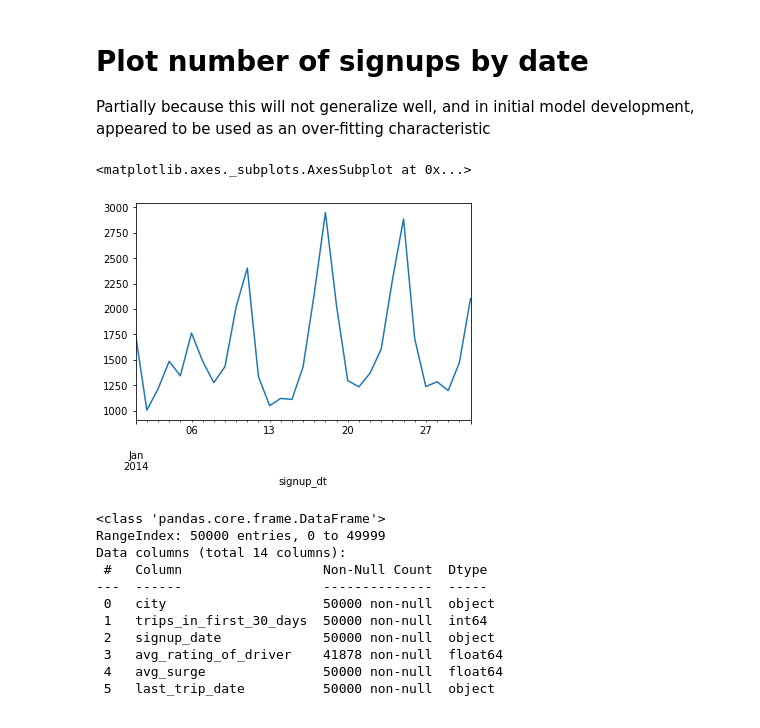
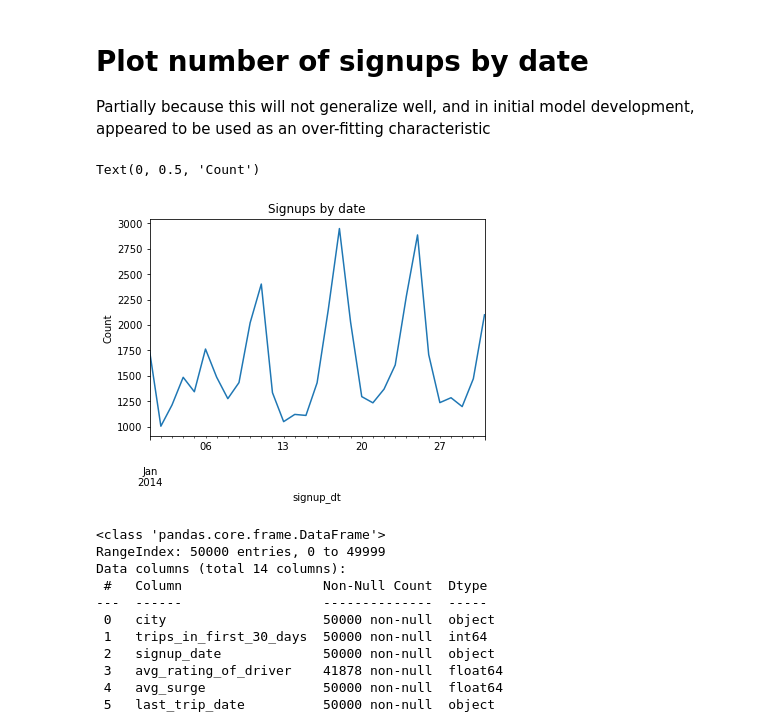
Before and after one commit to rosez/Springboard, a Jupyter notebook: MiniProjects/TakeHomeChallenge1/ultimatePart3EDA.ipynb, the cells around one changed output. Cells and saved outputs as stored; diff of their text form; code cells hidden in the pictures.

```diff
--- a/MiniProjects/TakeHomeChallenge1/ultimatePart3EDA.ipynb
+++ b/MiniProjects/TakeHomeChallenge1/ultimatePart3EDA.ipynb
@@ -133,9 +133,11 @@ Partially because this will not generalize well, and in initial model developmen
 # %%
 trips.groupby('signup_dt').city.count().sort_values(ascending=False)
 trips.groupby('signup_dt').city.count().plot()
+plt.title('Signups by date')
+plt.ylabel('Count')
 # %% [output]
-<matplotlib.axes._subplots.AxesSubplot at 0x...>
+Text(0, 0.5, 'Count')
-[figure, old version]
+[figure, new version]
 # %%
 trips.info()
 # %% [output]
```
Also changed, not shown: parts of 13 cells of this notebook, 9 other files.
